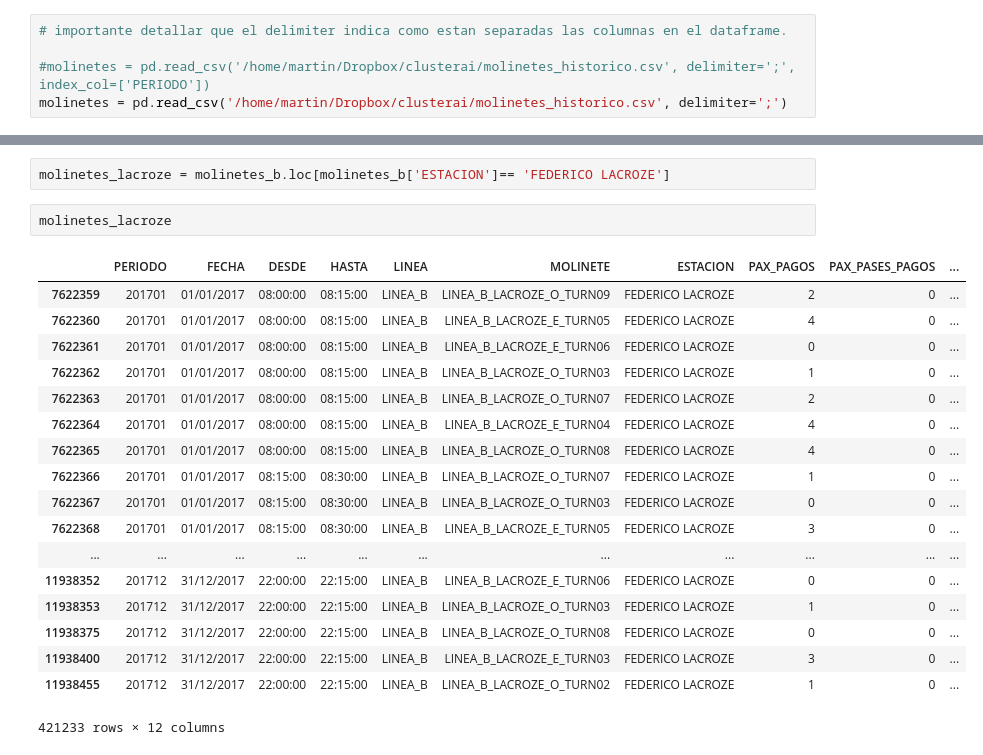
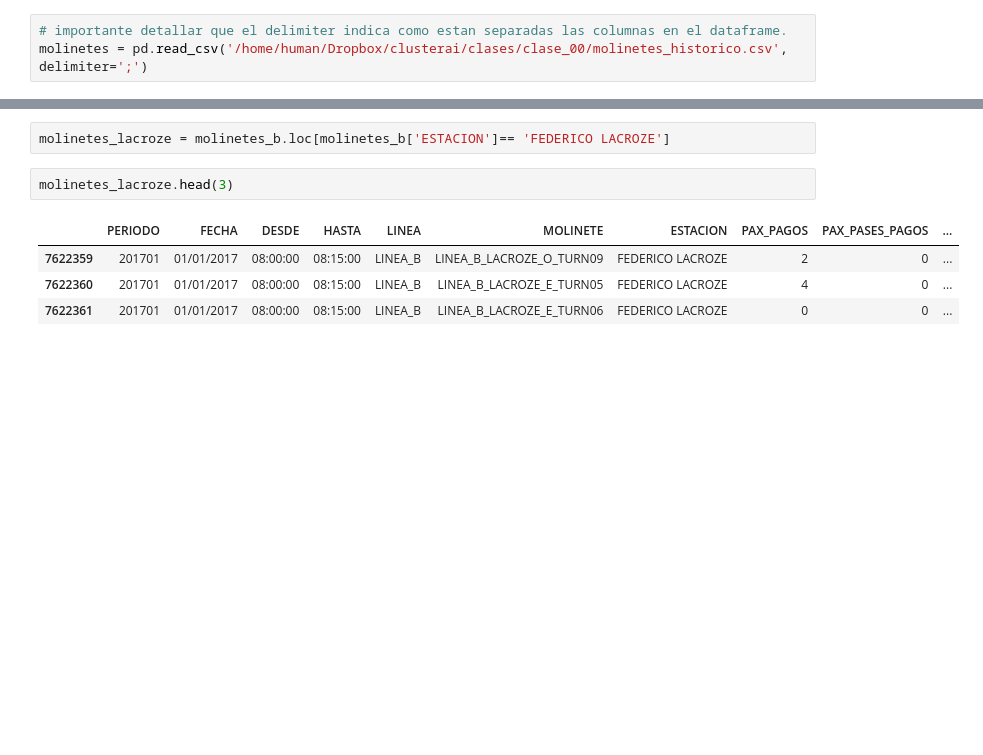
Before and after one commit to PabloSalaStamm/clusterai_2020_clase_00, a Jupyter notebook: cluster_clase00.ipynb, the cells around one changed output, grey strips where cells are left out. Cells and saved outputs as stored; diff of their text form; blank space fills up the shorter version.

```diff
--- a/cluster_clase00.ipynb
+++ b/cluster_clase00.ipynb
@@ -19,5 +33,3 @@ import seaborn as sns
 # %%
 # importante detallar que el delimiter indica como estan separadas las columnas en el dataframe.
-
-#molinetes = pd.read_csv('/home/martin/Dropbox/clusterai/molinetes_historico.csv', delimiter=';', index_col=['PERIODO'])
-molinetes = pd.read_csv('/home/martin/Dropbox/clusterai/molinetes_historico.csv', delimiter=';')
+molinetes = pd.read_csv('/home/human/Dropbox/clusterai/clases/clase_00/molinetes_historico.csv', delimiter=';')
@@ -281,23 +395,9 @@ Creamos un dataframe llamado "molinetes_lacroze" que contiene unicamente las ins
 # %%
 molinetes_lacroze = molinetes_b.loc[molinetes_b['ESTACION']== 'FEDERICO LACROZE']
 # %%
-molinetes_lacroze
+molinetes_lacroze.head(3)
 # %% [output]
 |  | PERIODO | FECHA | DESDE | HASTA | LINEA | MOLINETE | ESTACION | PAX_PAGOS | PAX_PASES_PAGOS | ... |
 | 7622359 | 201701 | 01/01/2017 | 08:00:00 | 08:15:00 | LINEA_B | LINEA_B_LACROZE_O_TURN09 | FEDERICO LACROZE | 2 | 0 | ... |
 | 7622360 | 201701 | 01/01/2017 | 08:00:00 | 08:15:00 | LINEA_B | LINEA_B_LACROZE_E_TURN05 | FEDERICO LACROZE | 4 | 0 | ... |
 | 7622361 | 201701 | 01/01/2017 | 08:00:00 | 08:15:00 | LINEA_B | LINEA_B_LACROZE_E_TURN06 | FEDERICO LACROZE | 0 | 0 | ... |
-| 7622362 | 201701 | 01/01/2017 | 08:00:00 | 08:15:00 | LINEA_B | LINEA_B_LACROZE_O_TURN03 | FEDERICO LACROZE | 1 | 0 | ... |
-| 7622363 | 201701 | 01/01/2017 | 08:00:00 | 08:15:00 | LINEA_B | LINEA_B_LACROZE_O_TURN07 | FEDERICO LACROZE | 2 | 0 | ... |
-| 7622364 | 201701 | 01/01/2017 | 08:00:00 | 08:15:00 | LINEA_B | LINEA_B_LACROZE_E_TURN04 | FEDERICO LACROZE | 4 | 0 | ... |
-| 7622365 | 201701 | 01/01/2017 | 08:00:00 | 08:15:00 | LINEA_B | LINEA_B_LACROZE_O_TURN08 | FEDERICO LACROZE | 4 | 0 | ... |
-| 7622366 | 201701 | 01/01/2017 | 08:15:00 | 08:30:00 | LINEA_B | LINEA_B_LACROZE_O_TURN07 | FEDERICO LACROZE | 1 | 0 | ... |
-| 7622367 | 201701 | 01/01/2017 | 08:15:00 | 08:30:00 | LINEA_B | LINEA_B_LACROZE_O_TURN03 | FEDERICO LACROZE | 0 | 0 | ... |
-| 7622368 | 201701 | 01/01/2017 | 08:15:00 | 08:30:00 | LINEA_B | LINEA_B_LACROZE_E_TURN05 | FEDERICO LACROZE | 3 | 0 | ... |
-| ... | ... | ... | ... | ... | ... | ... | ... | ... | ... | ... |
-| 11938352 | 201712 | 31/12/2017 | 22:00:00 | 22:15:00 | LINEA_B | LINEA_B_LACROZE_E_TURN06 | FEDERICO LACROZE | 0 | 0 | ... |
-| 11938353 | 201712 | 31/12/2017 | 22:00:00 | 22:15:00 | LINEA_B | LINEA_B_LACROZE_O_TURN03 | FEDERICO LACROZE | 1 | 0 | ... |
-| 11938375 | 201712 | 31/12/2017 | 22:00:00 | 22:15:00 | LINEA_B | LINEA_B_LACROZE_O_TURN08 | FEDERICO LACROZE | 0 | 0 | ... |
-| 11938400 | 201712 | 31/12/2017 | 22:00:00 | 22:15:00 | LINEA_B | LINEA_B_LACROZE_E_TURN03 | FEDERICO LACROZE | 3 | 0 | ... |
-| 11938455 | 201712 | 31/12/2017 | 22:00:00 | 22:15:00 | LINEA_B | LINEA_B_LACROZE_O_TURN02 | FEDERICO LACROZE | 1 | 0 | ... |
-421233 rows × 12 columns
```
Also changed, not shown: parts of 68 cells of this notebook.
